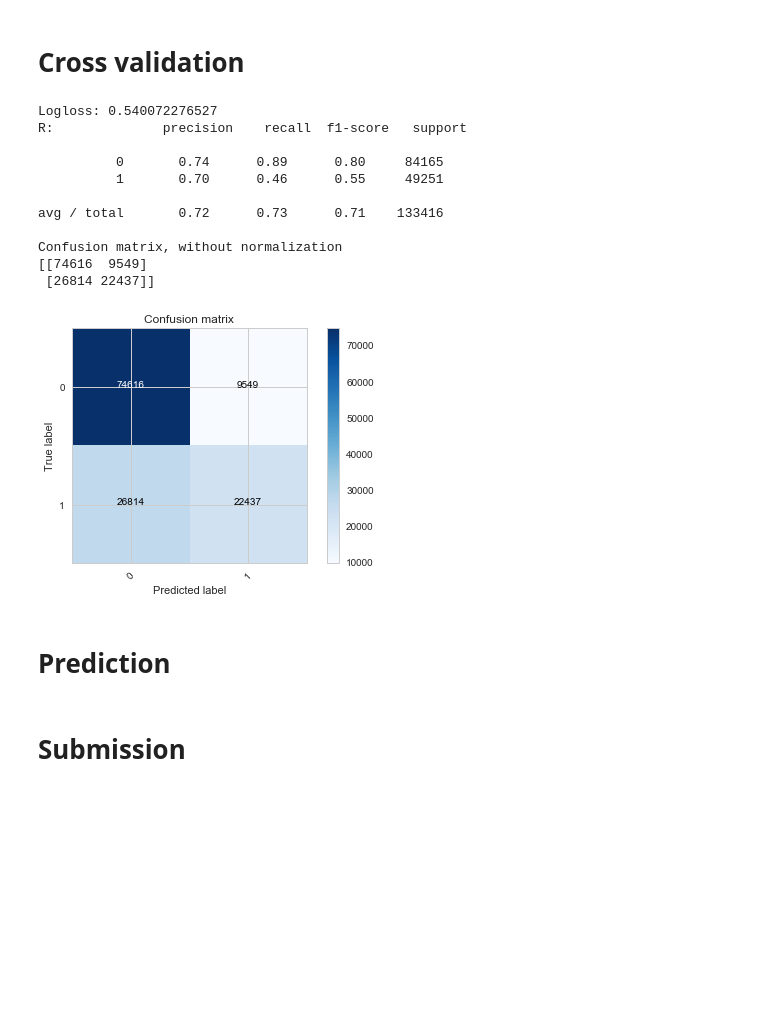
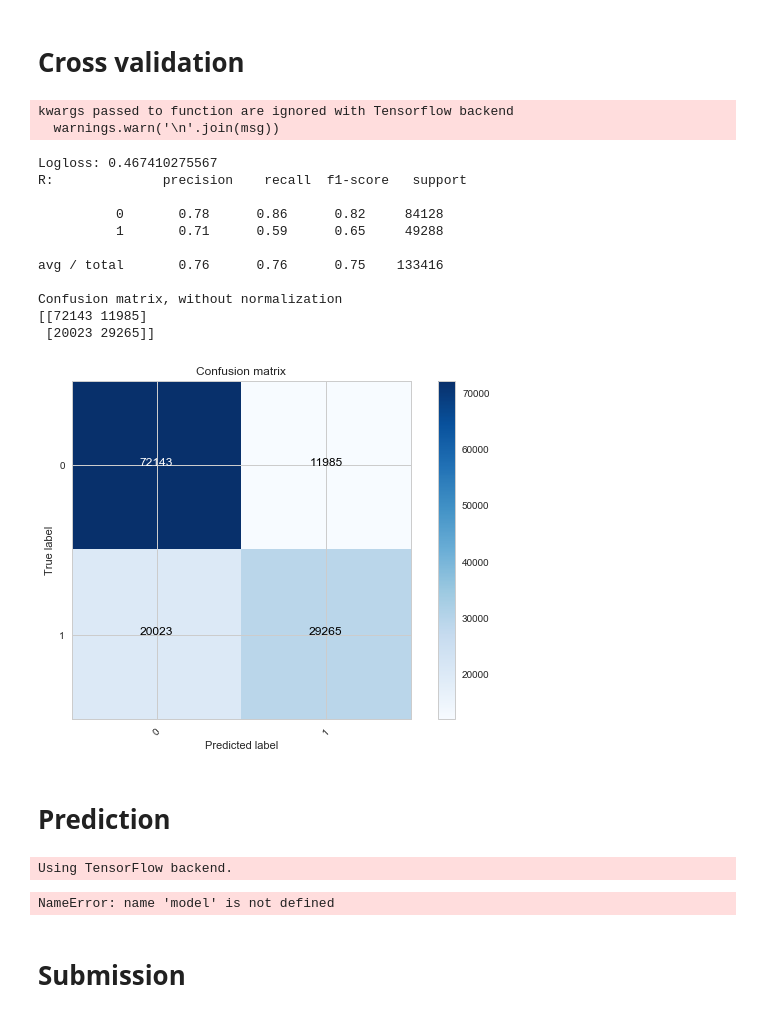
Before and after one commit to icostan/kaggle, a Jupyter notebook: quora-pairs/quora-pairs.ipynb, the cells around one changed output. Drawn from its saved outputs; the diff is of its cells as text; code cells hidden in the pictures; blank space fills up the shorter version.

```diff
--- a/quora-pairs/quora-pairs.ipynb
+++ b/quora-pairs/quora-pairs.ipynb
@@ -100,3 +103,0 @@ E question2: (404290, 4000)
-# %%
-train_data['words1'] = train_data.question1.map(lambda q: len(q.split()))
-train_data['words2'] = train_data.question2.map(lambda q: len(q.split()))
@@ -103 +161,10 @@ train_data['words2'] = train_data.question2.map(lambda q: len(q.split()))
+# %%
+# shared chars
+
+def normalized_chars_share(row):
+    c1 = set(list(row.question1))
+    c2 = set(list(row.question2))
+    return len(c1 & c2)/(len(c1) + len(c2))
+
+train_data['shared_chars'] = train_data.apply(normalized_chars_share, axis=1, raw=True)
 # %%
@@ -113,28 +192,37 @@ Y = p.onehot(y)
 # %% [output]
 Y: (404290, 2)
 # %%
-importlib.reload(s)
+importlib.reload(p)
 
-pf1 = s.percentile_filter(x_q1, y, percentile=25)
-pf2 = s.percentile_filter(x_q2, y, percentile=25)
+pf1 = s.percentile_filter(x_q1, y, percentile=50)
+pf2 = s.percentile_filter(x_q2, y, percentile=50)
 
-# X0 = p.scale(train_data[['words1', 'words2']])
+x0 = train_data[['shared_words', 'shared_chars', 'similar']]
 x1 = s.select(x_q1, pf1, question_features)
 x2 = s.select(x_q2, pf2, question_features)
+x3, scaler = p.scale(train_data[['qid1', 'qid2', 'words']])
 
 x = pd.DataFrame(index=train_data.index)
+x = pd.merge(x, x0, left_index=True, right_index=True)
 x = pd.merge(x, x1, left_index=True, right_index=True)
 x = pd.merge(x, x2, left_index=True, right_index=True)
+x = pd.merge(x, x3, left_index=True, right_index=True)
+
 X = x.values
+u.log('X train', X.shape)
 
-# x1_test, selector = s.select(x_q1_test, y, question_features, 'question1')
-# x2_test, selector = s.select(x_q2_test, y, question_features, 'question2')
+
+# x0_test = test_data[['shared_words', 'words1', 'words2', 'similar']]
+# x1_test = s.select(x_q1_test, pf1, question_features)
+# x2_test = s.select(x_q2_test, pf2, question_features)
+# x3_test, scaler = p.scale(test_data[['qid1', 'qid2']])
 
 # x_test = pd.DataFrame(index=test_data.index)
-# x_test = pd.merge(x, x1_test, left_index=True, right_index=True)
+# x_test = pd.merge(x_test, x0_test, left_index=True, right_index=True)
+# x_test = pd.merge(x_test, x1_test, left_index=True, right_index=True)
 # x_test = pd.merge(x_test, x2_test, left_index=True, right_index=True)
+# x_test = pd.merge(x_test, x3_test, left_index=True, right_index=True)
+
 # X_test = x_test.values
-
-u.log('X train', X.shape)
 # u.log('X test', X_test.shape)
 # %% [output]
@@ -170,7 +260,7 @@ cw = class_weight.compute_class_weight('balanced', np.unique(y_train), y_train)
 
 model = m.keras_single_classification(X.shape[1])
 model.compile(loss='binary_crossentropy', optimizer=o.RMSprop(lr=1e-4), metrics=['accuracy'], class_weight=cw)
-history = model.fit(X_train, y_train, epochs=10, batch_size=10000)
+history = model.fit(X_train, y_train, epochs=15, batch_size=10000)
 
 result = model.evaluate(X_val, y_val, verbose=1)
 print('')
@@ -220,40 +310,46 @@ u.log('Score', clf.score(X_val, y_val))
 # Cross validation
 # %%
 # y_val_prob = clf.predict_proba(X_val)
-# y_val_prob = model.predict(X_val)
+y_val_prob = model.predict(X_val)
 y_val_pred = (y_val_prob > 0.5).astype('int32')
 
 u.log('Logloss', log_loss(y_val, y_val_prob))
 u.log('R', classification_report(y_val, y_val_pred, target_names=labels))
 
 cm = confusion_matrix(y_val, y_val_pred)
 g.plot_confusion_matrix(cm, labels)
 # %% [output]
-Logloss: 0.540072276527
-R:              precision    recall  f1-score   support
-
-          0       0.74      0.89      0.80     84165
-          1       0.70      0.46      0.55     49251
-
-avg / total       0.72      0.73      0.71    133416
-
-Confusion matrix, without normalization
-[[74616  9549]
- [26814 22437]]
+kwargs passed to function are ignored with Tensorflow backend
+  warnings.warn('\n'.join(msg))
+Logloss: 0.467410275567
+R:              precision    recall  f1-score   support
+
+          0       0.78      0.86      0.82     84128
+          1       0.71      0.59      0.65     49288
+
+avg / total       0.76      0.76      0.75    133416
+
+Confusion matrix, without normalization
+[[72143 11985]
+ [20023 29265]]
-[figure, old version]
+[figure, new version]
 # %% [markdown]
 # Prediction
 # %%
 from keras.models import load_model
 
-keras = load_model('keras.h5')
+keras = model
+# keras = load_model('keras.h5')
 print(keras.summary())
 
 # YY = clf.predict_proba(X_test)
 YY = keras.predict(X_test)
 
-# print(YY.shape)
-# print(YY[:10])
+print(YY.shape)
+print(YY[:10])
+# %% [output]
+Using TensorFlow backend.
+NameError: name 'model' is not defined
 # %% [markdown]
 # Submission
 # %%
```
Also changed, not shown: parts of 14 cells of this notebook, 2 other files.
